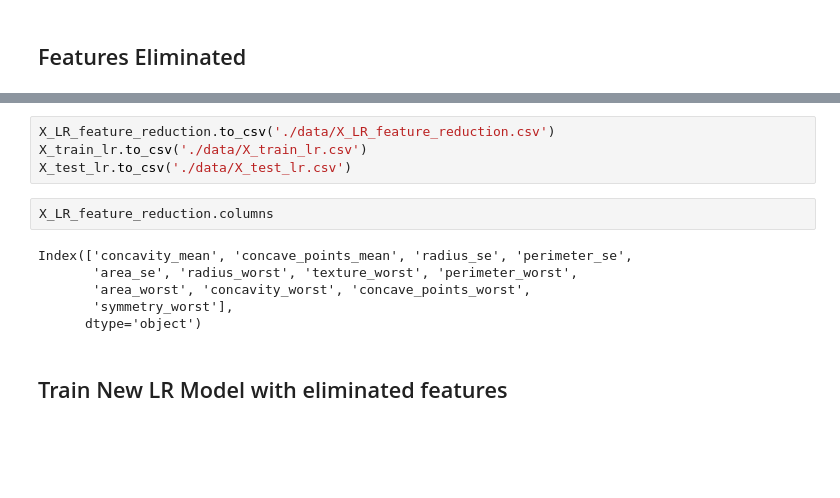
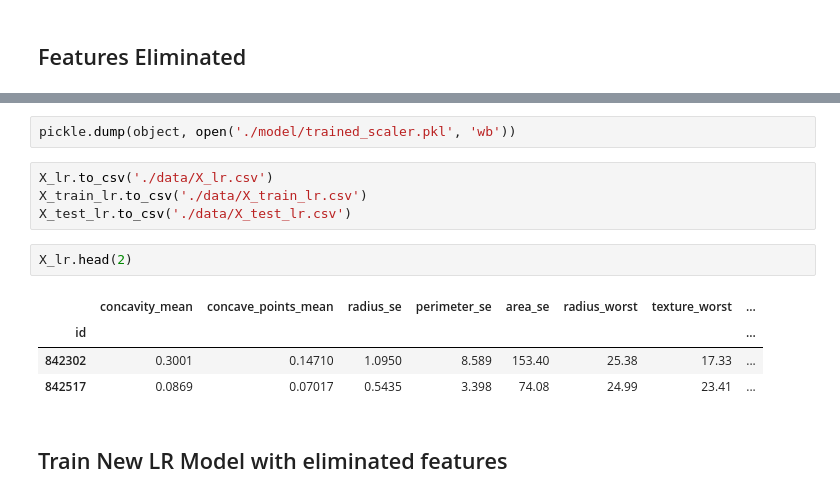
Before and after one commit to mars12161/bayer_challenge_d_life, a Jupyter notebook: breast_cancer_analysis_with_shap.ipynb, the cells around one changed output, grey strips where cells are left out. Saved outputs shown, nothing was run; the diff lists cells and outputs as text; blank space fills up the shorter version.

```diff
--- a/breast_cancer_analysis_with_shap.ipynb
+++ b/breast_cancer_analysis_with_shap.ipynb
@@ -911,15 +867,16 @@ X_test_lr.shape
+# %%
+pickle.dump(object, open('./model/trained_scaler.pkl', 'wb'))
 # %%
-X_LR_feature_reduction.to_csv('./data/X_LR_feature_reduction.csv')
+X_lr.to_csv('./data/X_lr.csv')
 X_train_lr.to_csv('./data/X_train_lr.csv')
 X_test_lr.to_csv('./data/X_test_lr.csv')
-# %%
-X_LR_feature_reduction.columns
-# %% [output]
-Index(['concavity_mean', 'concave_points_mean', 'radius_se', 'perimeter_se',
-       'area_se', 'radius_worst', 'texture_worst', 'perimeter_worst',
-       'area_worst', 'concavity_worst', 'concave_points_worst',
-       'symmetry_worst'],
-      dtype='object')
+# %%
+X_lr.head(2)
+# %% [output]
+|  | concavity_mean | concave_points_mean | radius_se | perimeter_se | area_se | radius_worst | texture_worst | ... |
+| id |  |  |  |  |  |  |  | ... |
+| 842302 | 0.3001 | 0.14710 | 1.0950 | 8.589 | 153.40 | 25.38 | 17.33 | ... |
+| 842517 | 0.0869 | 0.07017 | 0.5435 | 3.398 | 74.08 | 24.99 | 23.41 | ... |
 # %% [markdown]
 ## Train New LR Model with eliminated features
 # %%
```
Also changed, not shown: parts of 78 cells of this notebook, 16 other files.
